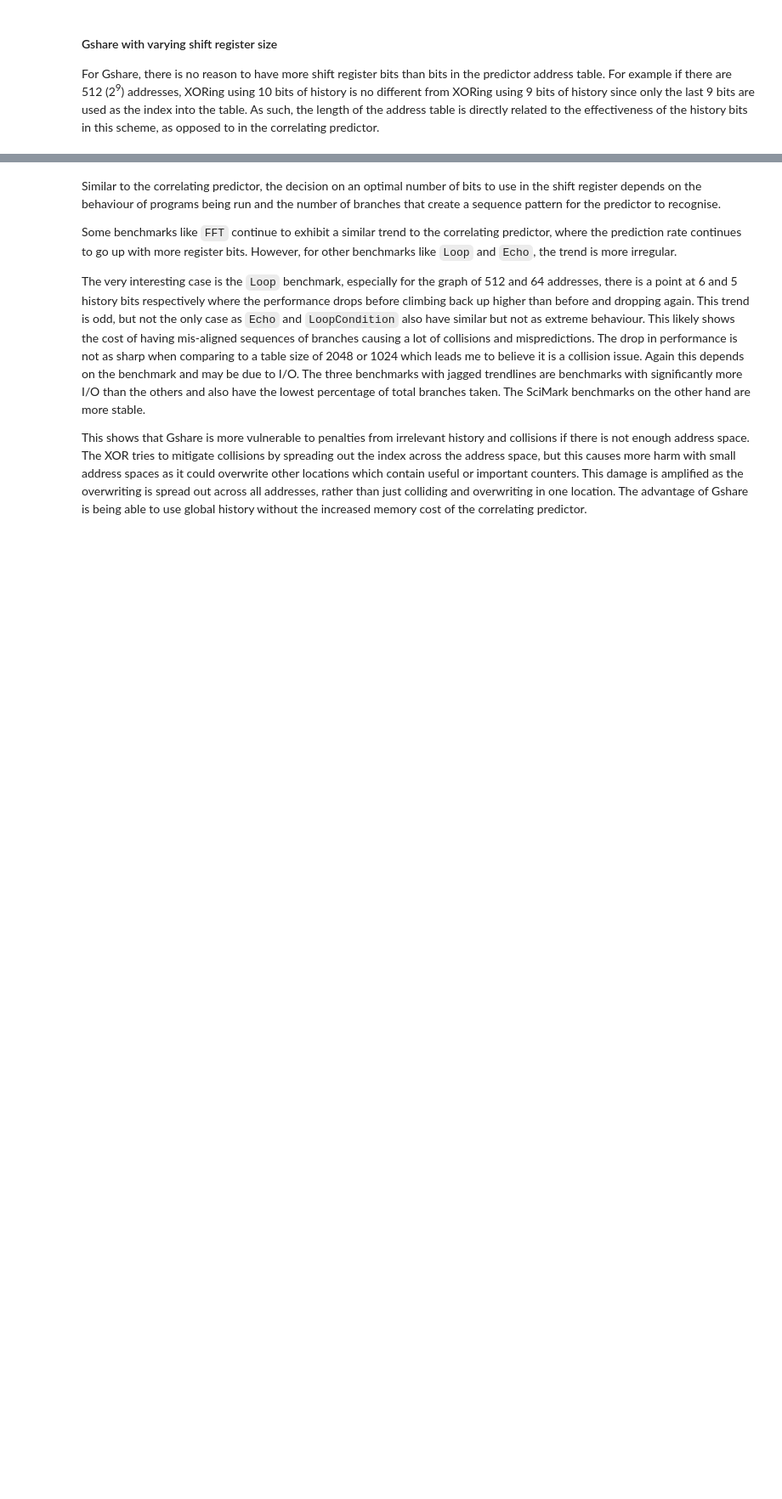
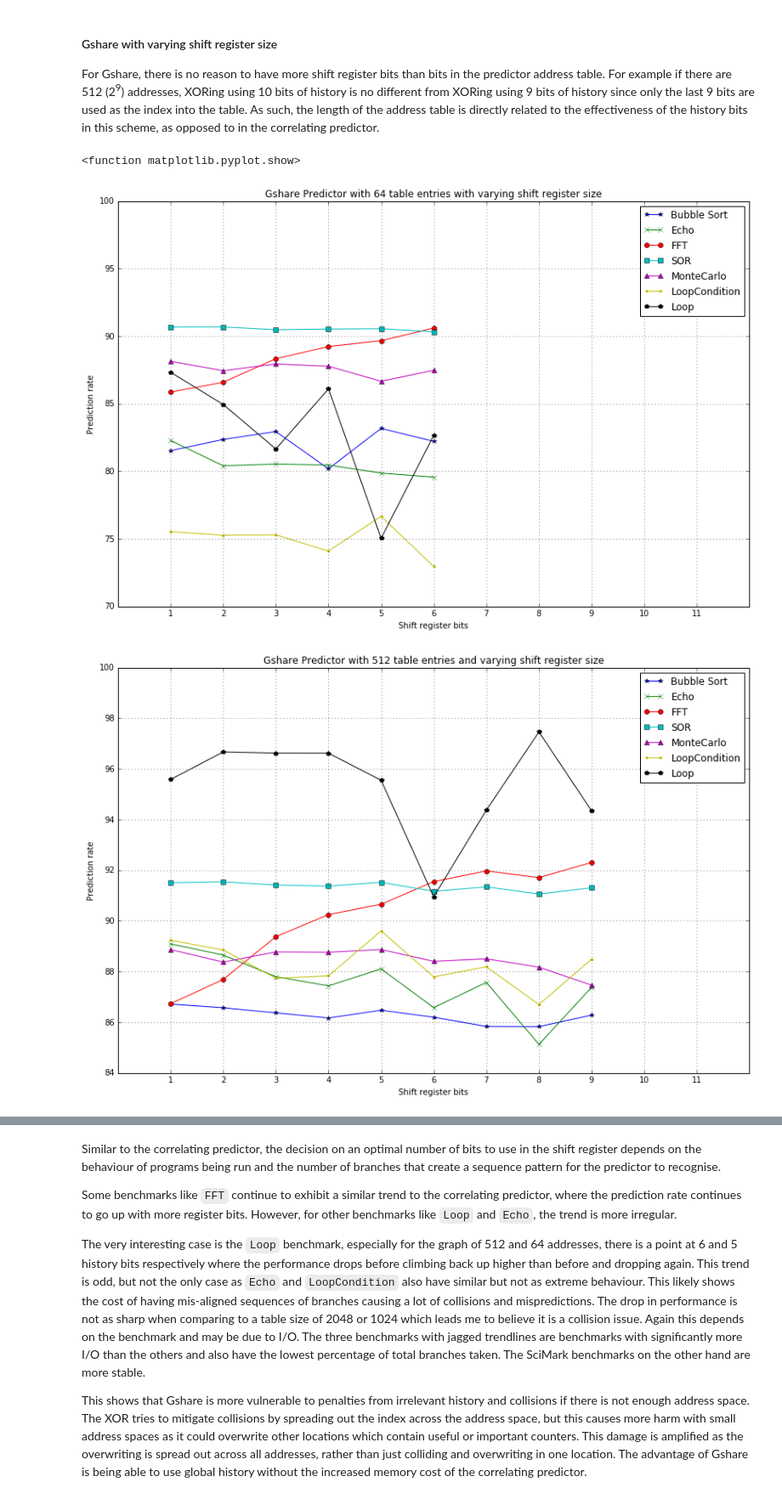
Before and after one commit to 12yuens2/branch-prediction, a Jupyter notebook: CS4202 Branch Prediction Practical.ipynb, the cells around one changed output, grey strips where cells are left out. Shown at 85% size. Drawn from its saved outputs; the diff is of its cells as text; code cells hidden in the pictures; blank space fills up the shorter version.

```diff
--- a/CS4202 Branch Prediction Practical.ipynb
+++ b/CS4202 Branch Prediction Practical.ipynb
@@ -97,23 +106,6 @@ class TwoBitCounter():
             self.history_bits = (last_bit, int(not prediction_value))
 # %% [markdown]
 `TwoBitCounter` is the saturating counter that keeps track of the recent behaviour of the branch. To change a prediction, two consecutive misses have to be recorded. An important point to notice is that by default, the prediction is set to `Branch.NOT_TAKEN`. This is done deliberately because of the additional cost of computing the branch target address. It is less costly to continue the next instruction in sequence rather than assume and calculate the address of the taken branch.
-# %%
-class TwoBitPredictor(Predictor):
-    def __init__(self, table_bits):
-        # Create a TwoBitCounter for each entry in the table
-        counters = enumerate([TwoBitCounter() for i in range(2 ** table_bits)])
-        self.table = {address: counter for (address, counter) in counters}
-        self.table_bits = table_bits
-
-    def predict_correct(self, step):
-        address = self.translate_address(step.address, self.table_bits)
-        counter = self.table[address]
-        prediction = counter.prediction
-
-        prediction_correct = prediction == step.branch
-        counter.update(prediction_correct)
-
-        return prediction_correct
 # %% [markdown]
 The `TwoBitPredictor` fetches the corresponding two bit counter from its predictor table by indexing with the branch address. It can then predict based on the counter and update the counter afterwards with the actual direction the branch took.
 
@@ -478,48 +454,49 @@ What is more interesting is the number of history bits of how they change the pe
 
 For Gshare, there is no reason to have more shift register bits than bits in the predictor address table. For example if there are 512 (2<sup>9</sup>) addresses, XORing using 10 bits of history is no different from XORing using 9 bits of history since only the last 9 bits are used as the index into the table. As such, the length of the address table is directly related to the effectiveness of the history bits in this scheme, as opposed to in the correlating predictor.
 # %%
-def gshare_history_experiment(bits, experiment):
+def gshare_history_experiment(bits):
+    experiment = new_benchmark_experiment()
+
     for i in range(1, bits + 1):
         gp = GsharePredictor(bits, i)
         for k, v in experiment.items():
             v.data.append((i, gp.simulate(v.trace)))
 
-gp_experiment_64_addresses = new_benchmark_experiment()
-gshare_history_experiment(6, gp_experiment_64_addresses)
+    return experiment
 
-gp_experiment_512_addresses = new_benchmark_experiment()
-gshare_history_experiment(9, gp_experiment_512_addresses)
-
-gp_experiment_1024_addresses = new_benchmark_experiment()
-gshare_history_experiment(10, gp_experiment_1024_addresses)
-
-gp_experiment_2048_addresses = new_benchmark_experiment()
-gshare_history_experiment(11, gp_experiment_2048_addresses)
+gp_experiment_64_addresses = gshare_history_experiment(6)
+gp_experiment_512_addresses = gshare_history_experiment(9)
+gp_experiment_1024_addresses = gshare_history_experiment(10)
+gp_experiment_2048_addresses = gshare_history_experiment(11)
 # %%
 gp_64_addresses_graph = plot_graph("Gshare Predictor with 64 table entries with varying shift register size",
                                    [data for _, data in gp_experiment_64_addresses.items()],
                                    xlabel="Shift register bits", xticks=[1,2,3,4,5,6,7,8,9,10,11])
 plt.legend(loc="best")
 plt.xlim(0, 12)
 gp_512_addresses_graph = plot_graph("Gshare Predictor with 512 table entries and varying shift register size",
                                     [data for _, data in gp_experiment_512_addresses.items()],
                                     xlabel="Shift register bits", xticks=[1,2,3,4,5,6,7,8,9,10,11])
 plt.legend(loc="best")
 plt.xlim(0, 12)
 gp_1024_addresses_graph = plot_graph("Gshare Predictor with 1024 table entries and varying shift register size",
                                     [data for _, data in gp_experiment_1024_addresses.items()],
                                     xlabel="Shift register bits", xticks=[1,2,3,4,5,6,7,8,9,10,11])
 plt.legend(loc="upper right")
 plt.xlim(0, 12)
 gp_2048_addresses_graph = plot_graph("Gshare Predictor with 2048 table entries and varying shift register size",
                                     [data for _, data in gp_experiment_2048_addresses.items()],
                                     xlabel="Shift register bits", xticks=[1,2,3,4,5,6,7,8,9,10,11])
 plt.legend(loc=(0.1, 0.5))
 plt.ylim(84, 100)
 plt.xlim(0, 12)
-gp_32_addresses_graph.plot()
+gp_64_addresses_graph.plot()
 gp_512_addresses_graph.plot()
 gp_1024_addresses_graph.plot()
 gp_2048_addresses_graph.plot()
 plt.xlim(0, 12)
 plt.show
+# %% [output]
+<function matplotlib.pyplot.show>
+[figure, added]
+[figure, added]
```
Also changed, not shown: parts of 44 cells of this notebook, 2 other files.
